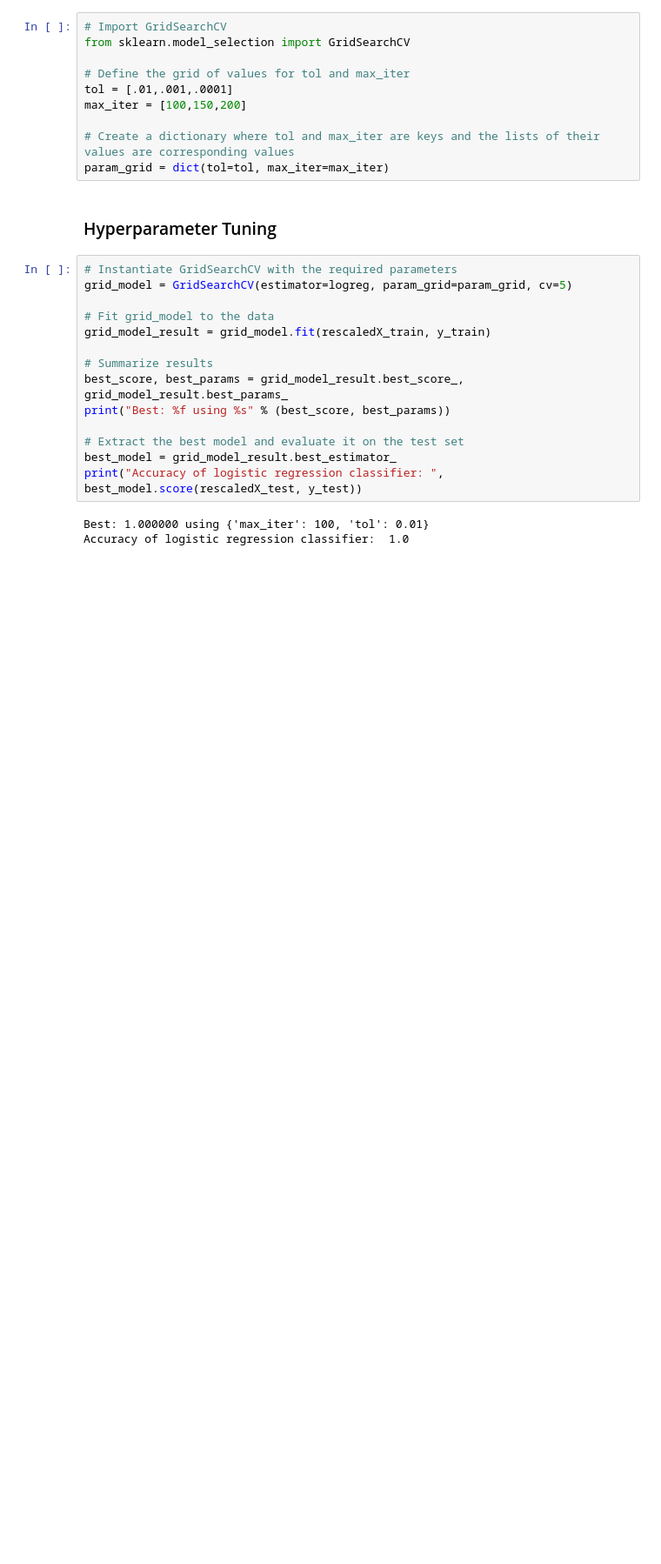
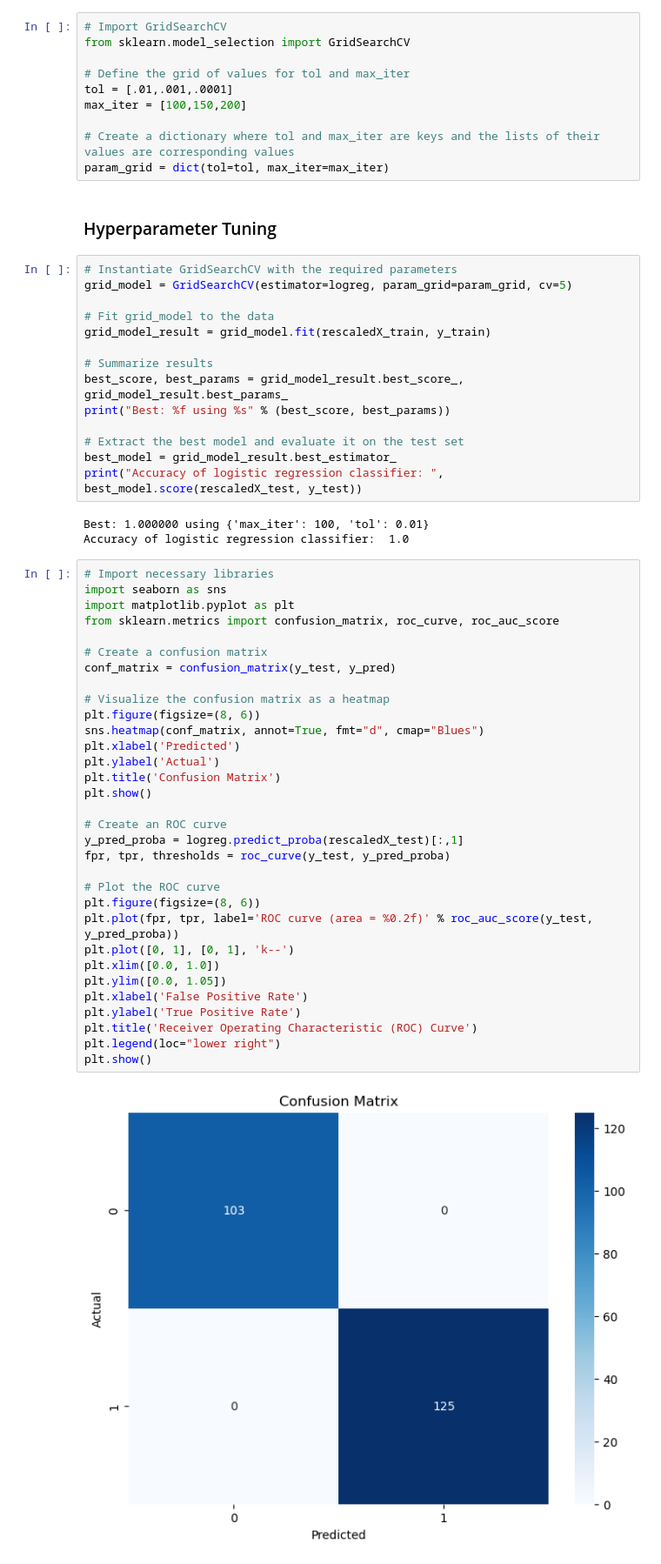
Before and after one commit to mheilner/CCApprovalProject, a Jupyter notebook: approvals.ipynb, the cells around one changed output. Shown: that part at 87% size. Saved outputs shown, nothing was run; the diff lists cells and outputs as text; blank space fills up the shorter version.

```diff
--- a/approvals.ipynb
+++ b/approvals.ipynb
@@ -214,3 +214,37 @@ print("Accuracy of logistic regression classifier: ", best_model.score(rescaledX
 # %% [output]
 Best: 1.000000 using {'max_iter': 100, 'tol': 0.01}
 Accuracy of logistic regression classifier:  1.0
+# %%
+# Import necessary libraries
+import seaborn as sns
+import matplotlib.pyplot as plt
+from sklearn.metrics import confusion_matrix, roc_curve, roc_auc_score
+
+# Create a confusion matrix
+conf_matrix = confusion_matrix(y_test, y_pred)
+
+# Visualize the confusion matrix as a heatmap
+plt.figure(figsize=(8, 6))
+sns.heatmap(conf_matrix, annot=True, fmt="d", cmap="Blues")
+plt.xlabel('Predicted')
+plt.ylabel('Actual')
+plt.title('Confusion Matrix')
+plt.show()
+
+# Create an ROC curve
+y_pred_proba = logreg.predict_proba(rescaledX_test)[:,1]
+fpr, tpr, thresholds = roc_curve(y_test, y_pred_proba)
+
+# Plot the ROC curve
+plt.figure(figsize=(8, 6))
+plt.plot(fpr, tpr, label='ROC curve (area = %0.2f)' % roc_auc_score(y_test, y_pred_proba))
+plt.plot([0, 1], [0, 1], 'k--')
+plt.xlim([0.0, 1.0])
+plt.ylim([0.0, 1.05])
+plt.xlabel('False Positive Rate')
+plt.ylabel('True Positive Rate')
+plt.title('Receiver Operating Characteristic (ROC) Curve')
+plt.legend(loc="lower right")
+plt.show()
+# %% [output]
+[figure, added]
```
Also changed, not shown: parts of 1 cell of this notebook.
